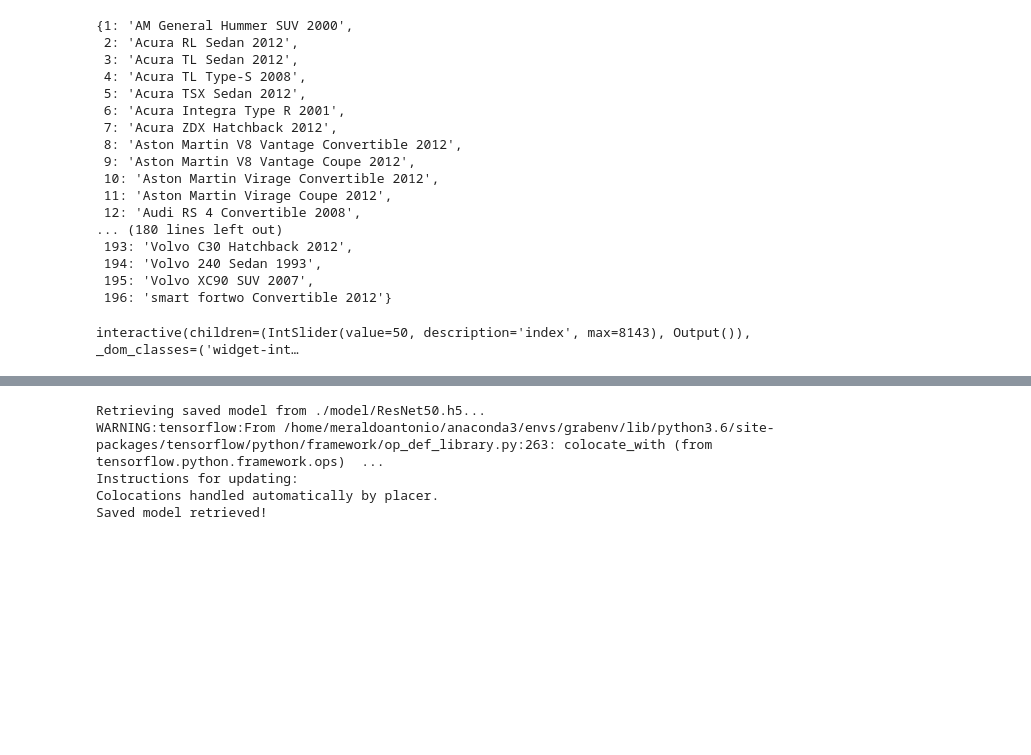
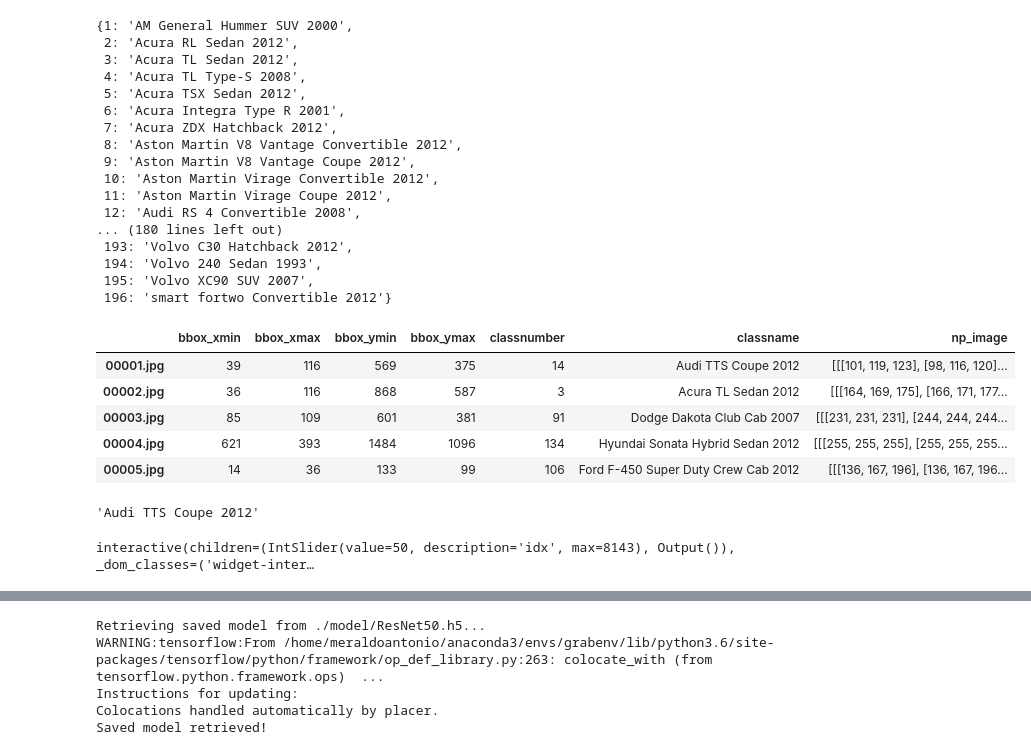
Before and after one commit to meraldoantonio/Car-classifier, a Jupyter notebook: Exploration.ipynb, the cells around one changed output, grey strips where cells are left out. Saved outputs shown, nothing was run; the diff lists cells and outputs as text; code cells hidden in the pictures; blank space fills up the shorter version.

```diff
--- a/Exploration.ipynb
+++ b/Exploration.ipynb
@@ -135,7 +136,7 @@ def load_images_to_dictionary(image_path = "./data", dictionary = master_dict_tr
     for index, filename in enumerate(image_list):
         img = Image.open(os.path.join(image_path,filename))
         img_np = np.array(img)
-        dictionary[filename]["image"] = img_np
+        dictionary[filename]["np_image"] = img_np
         #dictionary[filename]["preprocessed_image"] = preprocess_input(img_np)
     return dictionary
 # %%
@@ -143 +146,14 @@ master_dict_traindata = load_images_to_dictionary()
+# %%
+df_train.head()
+# %% [output]
+|  | bbox_xmin | bbox_xmax | bbox_ymin | bbox_ymax | classnumber | classname | np_image |
+| 00001.jpg | 39 | 116 | 569 | 375 | 14 | Audi TTS Coupe 2012 | [[[101, 119, 123], [98, 116, 120]... |
+| 00002.jpg | 36 | 116 | 868 | 587 | 3 | Acura TL Sedan 2012 | [[[164, 169, 175], [166, 171, 177... |
+| 00003.jpg | 85 | 109 | 601 | 381 | 91 | Dodge Dakota Club Cab 2007 | [[[231, 231, 231], [244, 244, 244... |
+| 00004.jpg | 621 | 393 | 1484 | 1096 | 134 | Hyundai Sonata Hybrid Sedan 2012 | [[[255, 255, 255], [255, 255, 255... |
+| 00005.jpg | 14 | 36 | 133 | 99 | 106 | Ford F-450 Super Duty Crew Cab 2012 | [[[136, 167, 196], [136, 167, 196... |
+# %%
+df_train.loc["00001.jpg", "classname"]
+# %% [output]
+'Audi TTS Coupe 2012'
 # %%
@@ -162,7 +178,7 @@ def show_image_in_dict(image_dict = master_dict_traindata, index = 0):
 # %%
-_ = interact(show_image_in_dict, image_dict = fixed(master_dict_traindata), index=widgets.IntSlider(min=0,max=len(master_dict_traindata)-1,step=1,value=50), continous_update = False)
+_ = interact(show_image_in_dataframe, dataframe = fixed(df_train), idx=widgets.IntSlider(min=0,max=len(master_dict_traindata)-1,step=1,value=50), continous_update = False)
 # %% [output]
-interactive(children=(IntSlider(value=50, description='index', max=8143), Output()), _dom_classes=('widget-int…
+interactive(children=(IntSlider(value=50, description='idx', max=8143), Output()), _dom_classes=('widget-inter…
 # %%
 dict_classname_count = defaultdict(int)
 for datapoint in master_dict_traindata.values():
```
Also changed, not shown: parts of 16 cells of this notebook.
